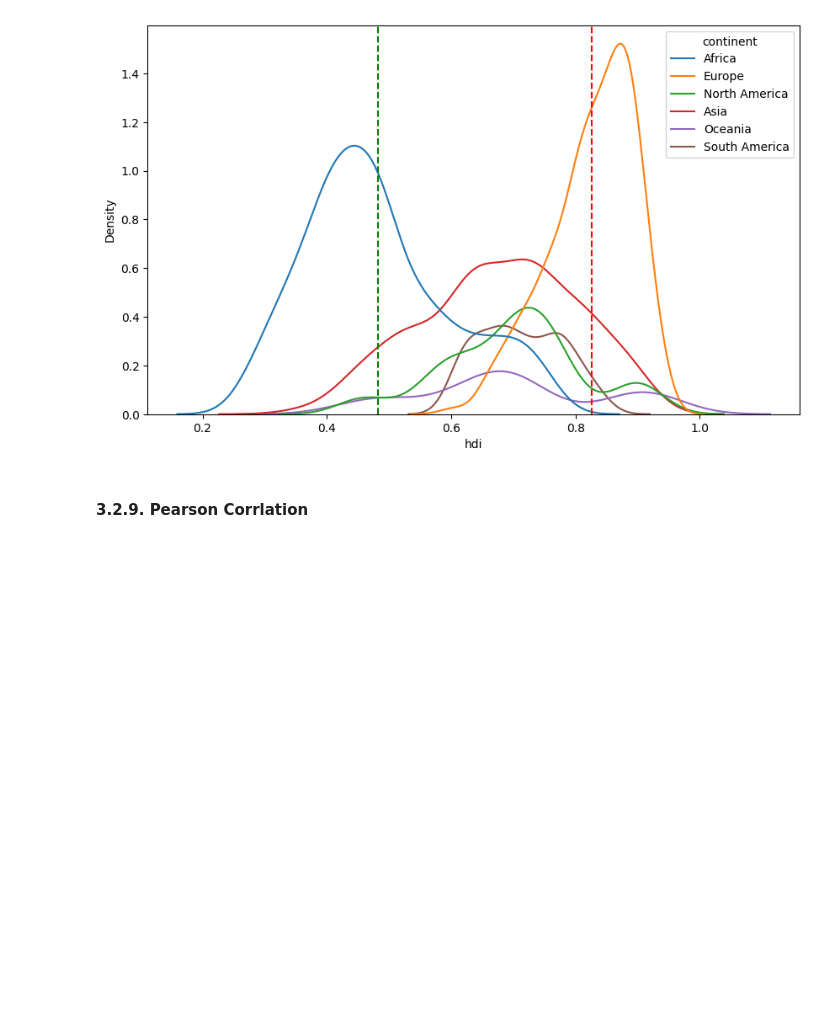
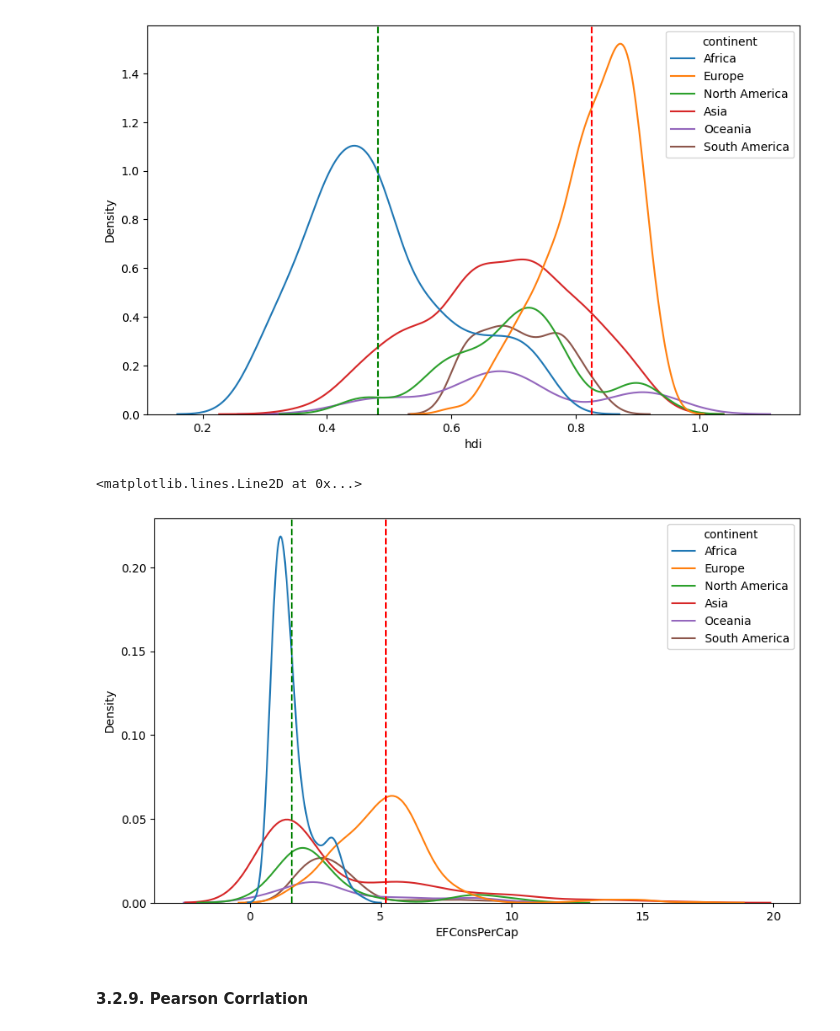
Before and after one commit to elfarahma/ml_process, a Jupyter notebook: eda.ipynb, the cells around one changed output. Cells and saved outputs as stored; diff of their text form; code cells hidden in the pictures; blank space fills up the shorter version.

```diff
--- a/eda.ipynb
+++ b/eda.ipynb
@@ -227,6 +269,16 @@ plt.axvline(dataset_europe.hdi.mean(), 0, 1, color = "r", linestyle="--" )
 # %% [output]
 <matplotlib.lines.Line2D at 0x...>
 [figure]
+# %%
+# plot untuk melihat distribusi EF jika dibedakan berdasarkan continent
+plt.figure(figsize=(10,6))
+sns.kdeplot(data = dataset, x = "EFConsPerCap", hue = "continent", legend = "best")
+
+plt.axvline(dataset_africa.EFConsPerCap.mean(), color = "g", linestyle="--")
+plt.axvline(dataset_europe.EFConsPerCap.mean(), 0, 1, color = "r", linestyle="--" )
+# %% [output]
+<matplotlib.lines.Line2D at 0x...>
+[figure, added]
 # %%
 # distribusi skew ke kiri (nilai skew fisher-pearson negatif) untuk continent Africa, dan skew kanan untuk continent Europe
 # mean 2 kelas berbeda jauh, imputasi berdasarkan kelas
```
Also changed, not shown: parts of 23 cells of this notebook, 8 other files.
